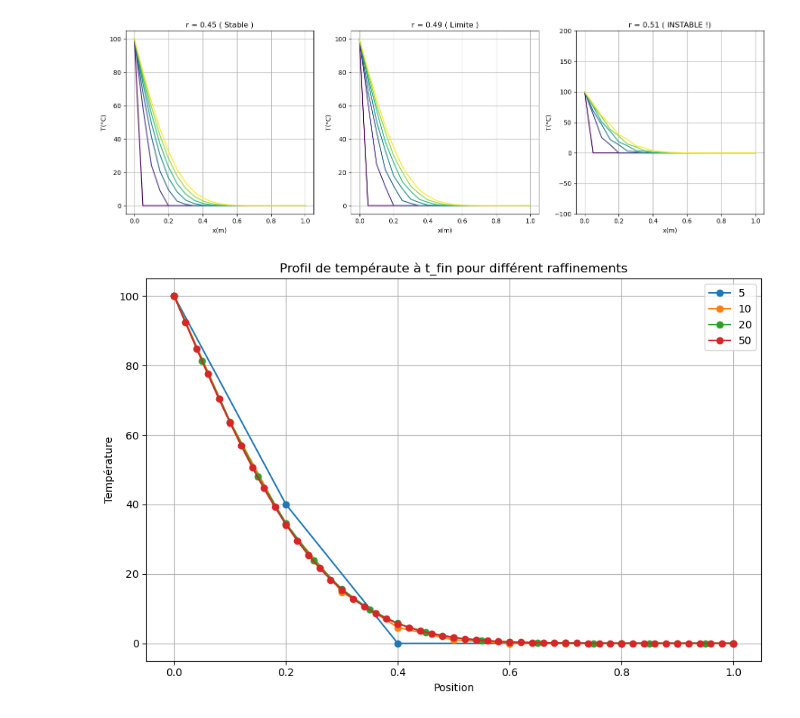
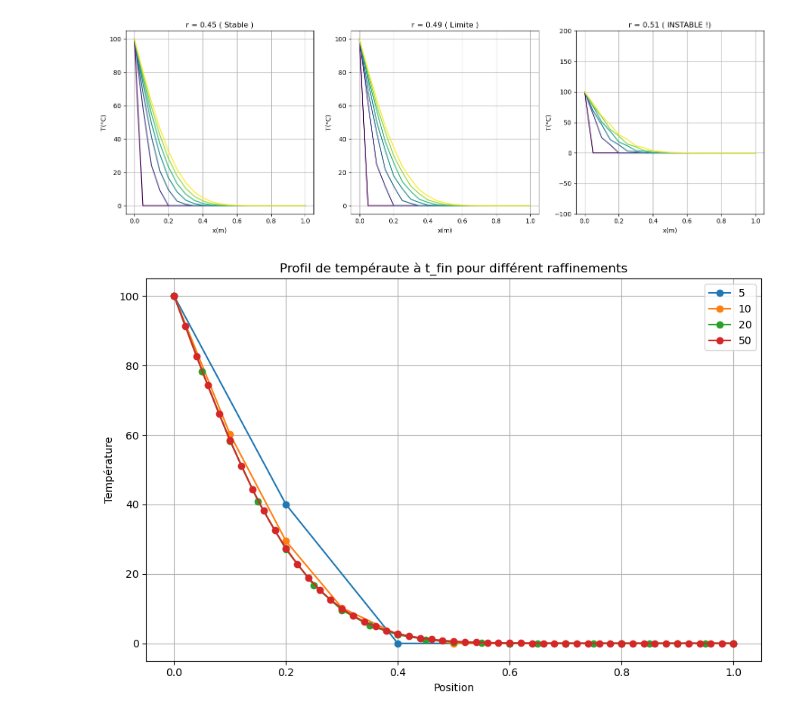
Before and after one commit to Amipha/outils-num, a Jupyter notebook: chaleur.ipynb, the cells around one changed output. Cells and saved outputs as stored; diff of their text form; code cells hidden in the pictures.

```diff
--- a/chaleur.ipynb
+++ b/chaleur.ipynb
@@ -160,18 +160,18 @@ plt.show ()
 # %%
 N_values = [5, 10, 20, 50]
 
 fig, ax = plt.subplots(figsize=(9,6))
 
 for N_val in N_values:
-    x_n, t_sv, T_sv = simulation_chaleur_vect(L=1, alpha=1.11e-4, N=N_val, r=0.4, t_fin=200,T_gauche=100, T_droite=0, T_init=0, save_step_frac=1)
+    x_n, t_sv, T_sv = simulation_chaleur_vect(L=1, alpha=1.11e-5, N=N_val, r=0.4, t_fin=1500,T_gauche=100, T_droite=0, T_init=0, save_step_frac=1)
     ax.plot(x_n , T_sv[-1],marker='o', label=f"{N_val}")
 
 ax.set_xlabel("Position")
 ax.set_ylabel("Température")
 ax.set_title("Profil de tempéraute à t_fin pour différent raffinements")
 ax.legend()
 ax.grid()
 plt.tight_layout()
 plt.show()
 # %% [output]
-[figure, old version]
+[figure, new version]
```
Also changed, not shown: parts of 3 cells of this notebook, 1 other file.
